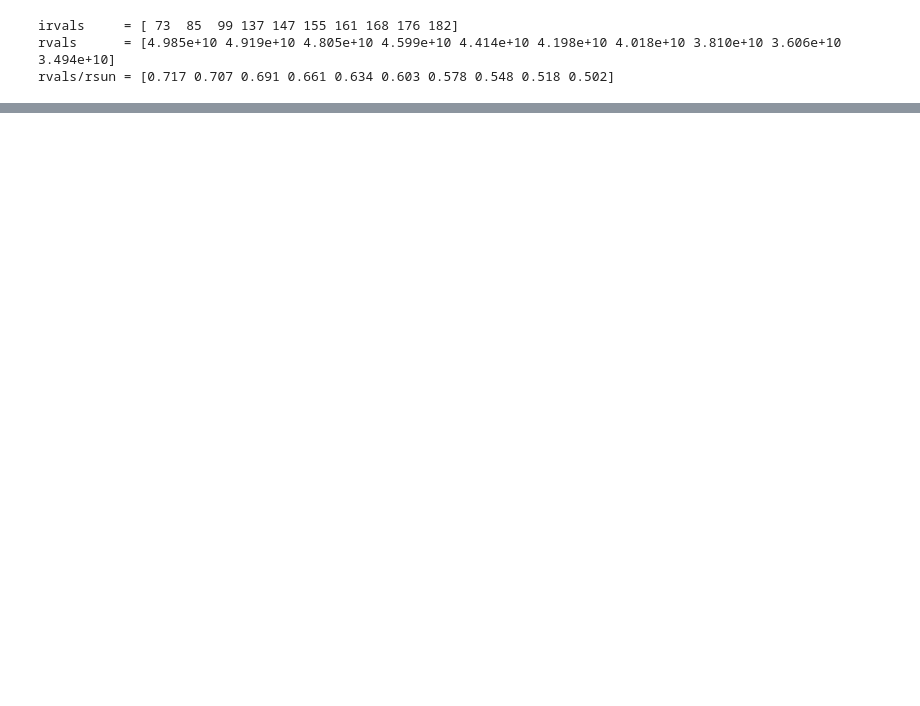
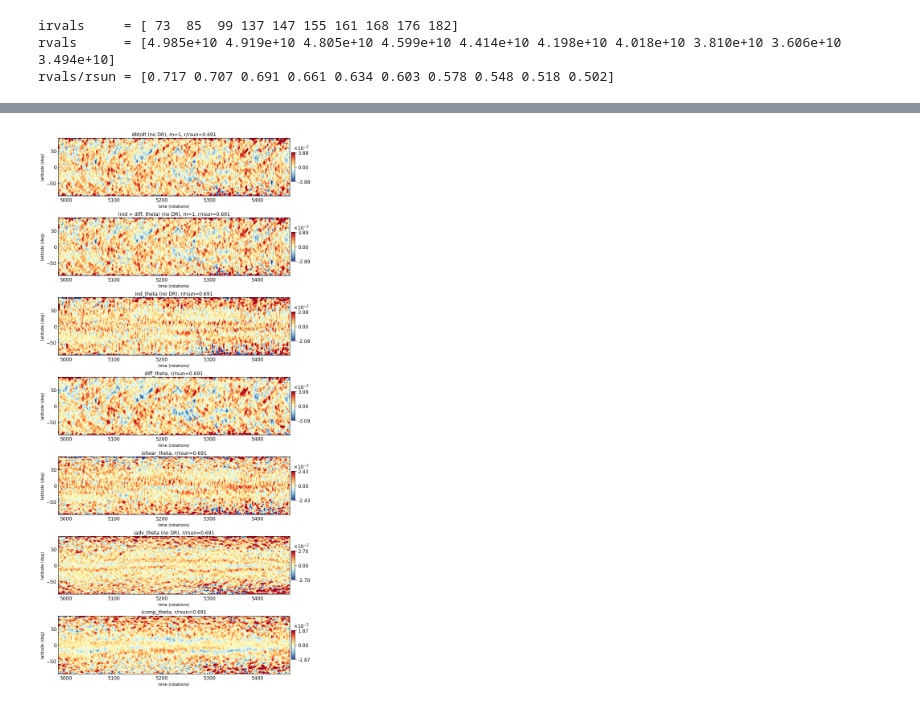
Before and after one commit to illorenzo7/Tacho_Letter_Plots_Part2, a Jupyter notebook: Induction_of_m1.ipynb, the cells around one changed output, grey strips where cells are left out. Cells and saved outputs as stored; diff of their text form; code cells hidden in the pictures; blank space fills up the shorter version.

Commit message:
induction of m1 almost there

```diff
--- a/Induction_of_m1.ipynb
+++ b/Induction_of_m1.ipynb
@@ -103,0 +159,56 @@ np.gradient
+# %%
+# now plot induction equation (remove advection by DR)
+
+fig, axs, fpar = make_figure(nplots=7, ncol=1, sub_width_inches=8, sub_height_inches=2, margin_right_inches=3/4,\
+                            margin_top_inches=1/4)
+
+ax = axs[0, 0]
+ax.set_xlabel('time (rotations)')
+ax.set_ylabel('latitude (deg)')
+ax.set_title('dbt/dt (no DR), m=1, r/rsun=%0.3f' %(radlevs.radius[irval]/rsun))
+field = partfunc(dbtdt_nodr)
+plot_timey(field, times/prot, tt_lat, fig, ax)
+
+ax = axs[1, 0]
+ax.set_xlabel('time (rotations)')
+ax.set_ylabel('latitude (deg)')
+ax.set_title('(ind + diff, theta) (no DR), m=1, r/rsun=%0.3f' %(radlevs.radius[irval]/rsun))
+field = partfunc(indt_nodr + difft)
+plot_timey(field, times/prot, tt_lat, fig, ax)
+
+ax = axs[2, 0]
+ax.set_xlabel('time (rotations)')
+ax.set_ylabel('latitude (deg)')
+ax.set_title('ind_theta (no DR), r/rsun=%0.3f' %(radlevs.radius[irval]/rsun))
+field = partfunc(indt_nodr)
+plot_timey(field, times/prot, tt_lat, fig, ax)
+
+ax = axs[3, 0]
+ax.set_xlabel('time (rotations)')
+ax.set_ylabel('latitude (deg)')
+ax.set_title('diff_theta, r/rsun=%0.3f' %(radlevs.radius[irval]/rsun))
+field = partfunc(difft)
+plot_timey(field, times/prot, tt_lat, fig, ax)
+
+ax = axs[4, 0]
+ax.set_xlabel('time (rotations)')
+ax.set_ylabel('latitude (deg)')
+ax.set_title('ishear_theta, r/rsun=%0.3f' %(radlevs.radius[irval]/rsun))
+field = partfunc(sheart)
+plot_timey(field, times/prot, tt_lat, fig, ax)
+
+ax = axs[5, 0]
+ax.set_xlabel('time (rotations)')
+ax.set_ylabel('latitude (deg)')
+ax.set_title('iadv_theta (no DR), r/rsun=%0.3f' %(radlevs.radius[irval]/rsun))
+field = partfunc(advt_nodr)
+plot_timey(field, times/prot, tt_lat, fig, ax)
+
+ax = axs[6, 0]
+ax.set_xlabel('time (rotations)')
+ax.set_ylabel('latitude (deg)')
+ax.set_title('icomp_theta, r/rsun=%0.3f' %(radlevs.radius[irval]/rsun))
+field = partfunc(compt)
+plot_timey(field, times/prot, tt_lat, fig, ax)
+# %% [output]
+[figure, added]
```
Also changed, not shown: parts of 6 cells of this notebook.
